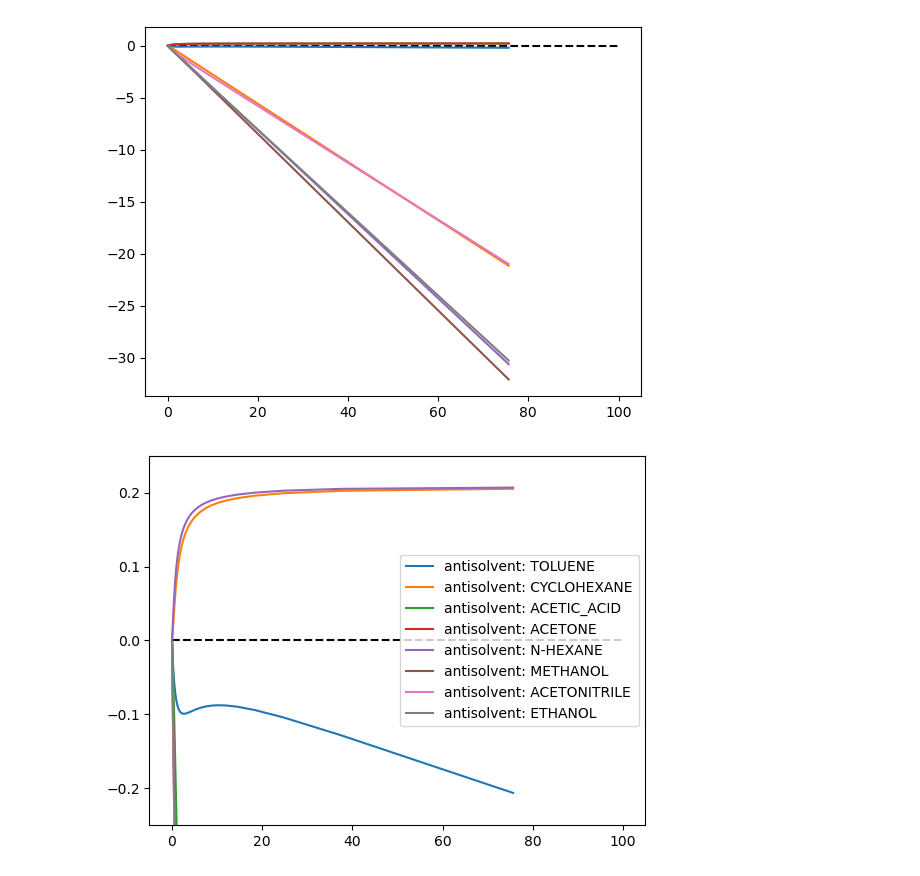
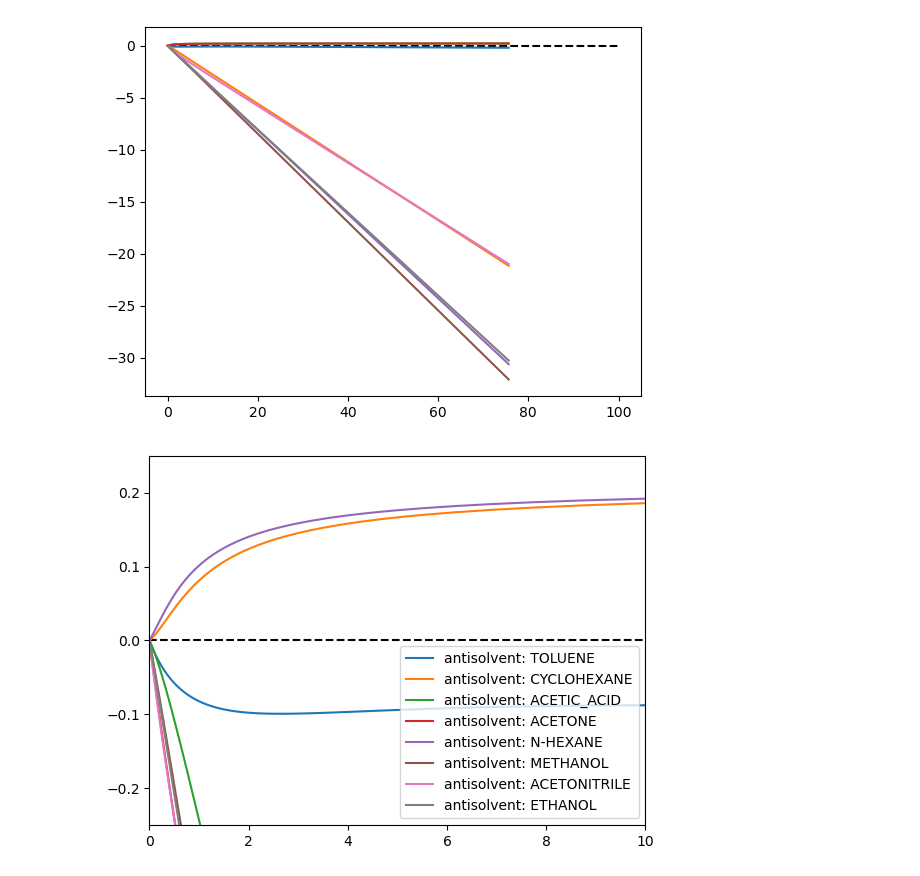
Before and after one commit to HyuntaeKR/drowning-out, a Jupyter notebook: antisolvent_screening.ipynb, the cells around one changed output. Drawn from its saved outputs; the diff is of its cells as text; code cells hidden in the pictures.

Commit message:
Change figure scale

```diff
--- a/antisolvent_screening.ipynb
+++ b/antisolvent_screening.ipynb
@@ -80,17 +80,18 @@ Initialize complete!
 # %%
 fig2 = plt.figure()
 plt.hlines(0, 0, 100, colors="black", linestyles="dashed")
 for csv_data_file in os.listdir("./data"):
     if "calculate" in csv_data_file:
         data = pandas.read_csv("./data/" + csv_data_file)
         plt.plot(
             data["add_antisolv_mole"],
             data["precip_mole"],
             label=f"antisolvent: {csv_data_file[10:-4]}",
         )
 
 plt.legend(loc="best")
+plt.xlim([0, 10])
 plt.ylim([-0.25, 0.25])
 plt.show()
 # %% [output]
-[figure, old version]
+[figure, new version]
```
